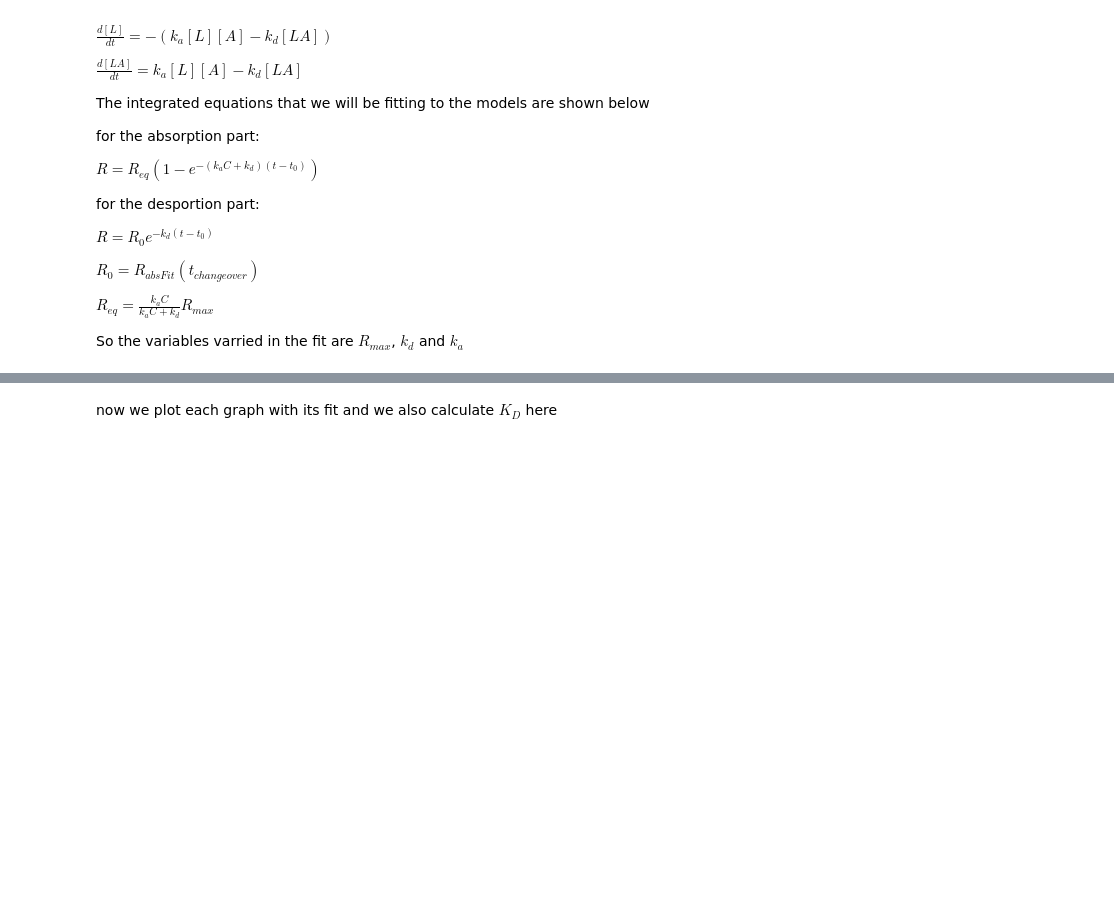
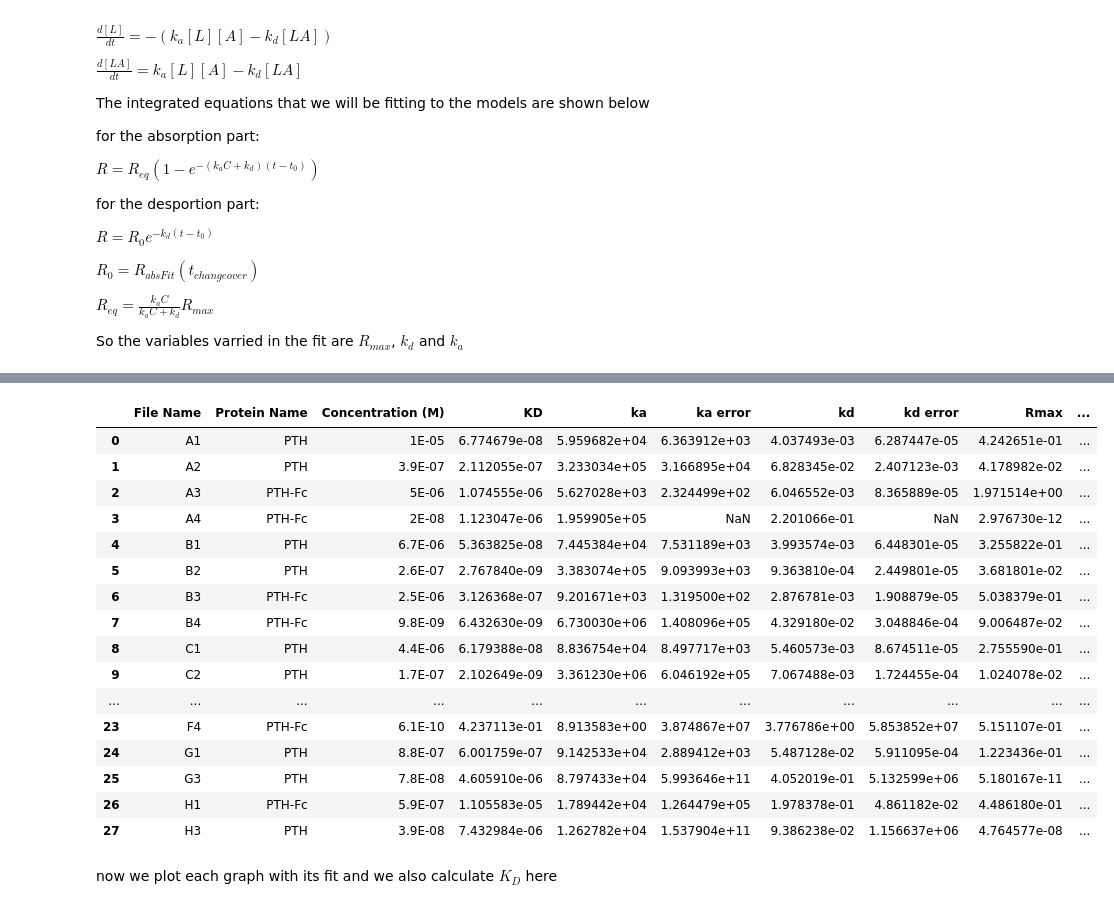
Before and after one commit to DexterAntonio/pthBLI, a Jupyter notebook: Data20180918.ipynb, the cells around one changed output, grey strips where cells are left out. Drawn from its saved outputs; the diff is of its cells as text; code cells hidden in the pictures; blank space fills up the shorter version.

Commit message:
got a nice table

```diff
--- a/Data20180918.ipynb
+++ b/Data20180918.ipynb
@@ -21,6 +23,7 @@ class Run:
         self.t = t
         self.r = r
         self.fitResult = None
+        self.Rsqr = 0
 # %% [markdown]
 Loading the data
 # %%
@@ -225,3 +210,65 @@ for aRun in run_array:
+# %%
+#make a nice pandas dataframe
+#first make a dictionary
+
+output = {} #{"fileName","Protein Name","Concentration (M)","KD","ka","ka error","kd","kd error","Rmax","Rmax error","R^2"}
+i = 0
+titleList = ["File Name","Protein Name","Concentration (M)","KD","ka","ka error","kd","kd error","Rmax","Rmax error","R^2"]
+#initilize dictionary list
+for name in titleList:
+    output[name] = []
+#fill it with data
+for run in run_array:
+    output["File Name"].append(fileNameList[i])
+    output["Protein Name"].append(run.protein)
+    output["Concentration (M)"].append(run.concentration)
+    output["KD"].append(run.fitResult.params["kd"].value/run.fitResult.params["ka"].value)
+    #output["Kd error "] =  this should be added at some point
+    output["ka"].append(run.fitResult.params["ka"].value)
+    #output["ka"] = run.fitResult.params["ka"].
+    output["ka error"].append(run.fitResult.params["ka"].stderr)
+    output["kd"].append(run.fitResult.params["kd"].value)
+    output["kd error"].append(run.fitResult.params["kd"].stderr)
+    output["Rmax"].append(run.fitResult.params["Rmax"].value)
+    output["Rmax error"].append(run.fitResult.params["Rmax"].stderr)
+    output["R^2"].append(run.Rsqr)
+    #output["R^2"] =  1 - result.residual.var() / np.var(y)
+
+    i = i + 1
+#header = ["fileName","Protein Name","Concentration (M)","KD (m)","ka 1/(M*s)","ka error","kd","kd error","Rmax","Rmax error","R^2"]
+#header.append(np.zeros(11))
+#fittingOutput = pd.DataFrame(columns=header)
+
+#newCol = pd.DataFrame(header,columns=header)
+#display(fittingOutput.head())
+
+#df1 = pd.DataFrame(columns=list('AB'))
+#df2 = pd.DataFrame(np.zeros(2))
+#df1.append(np.zeros(2))
+#print(df1)
+#print(fittingOutput)
+
+x = pd.DataFrame.from_dict(output)
+x.to_csv("PythonFittingOutput.csv")
+x
+# %% [output]
+|  | File Name | Protein Name | Concentration (M) | KD | ka | ka error | kd | kd error | Rmax | ... |
+| 0 | A1 | PTH | 1E-05 | 6.774679e-08 | 5.959682e+04 | 6.363912e+03 | 4.037493e-03 | 6.287447e-05 | 4.242651e-01 | ... |
+| 1 | A2 | PTH | 3.9E-07 | 2.112055e-07 | 3.233034e+05 | 3.166895e+04 | 6.828345e-02 | 2.407123e-03 | 4.178982e-02 | ... |
+| 2 | A3 | PTH-Fc | 5E-06 | 1.074555e-06 | 5.627028e+03 | 2.324499e+02 | 6.046552e-03 | 8.365889e-05 | 1.971514e+00 | ... |
+| 3 | A4 | PTH-Fc | 2E-08 | 1.123047e-06 | 1.959905e+05 | NaN | 2.201066e-01 | NaN | 2.976730e-12 | ... |
+| 4 | B1 | PTH | 6.7E-06 | 5.363825e-08 | 7.445384e+04 | 7.531189e+03 | 3.993574e-03 | 6.448301e-05 | 3.255822e-01 | ... |
+| 5 | B2 | PTH | 2.6E-07 | 2.767840e-09 | 3.383074e+05 | 9.093993e+03 | 9.363810e-04 | 2.449801e-05 | 3.681801e-02 | ... |
+| 6 | B3 | PTH-Fc | 2.5E-06 | 3.126368e-07 | 9.201671e+03 | 1.319500e+02 | 2.876781e-03 | 1.908879e-05 | 5.038379e-01 | ... |
+| 7 | B4 | PTH-Fc | 9.8E-09 | 6.432630e-09 | 6.730030e+06 | 1.408096e+05 | 4.329180e-02 | 3.048846e-04 | 9.006487e-02 | ... |
+| 8 | C1 | PTH | 4.4E-06 | 6.179388e-08 | 8.836754e+04 | 8.497717e+03 | 5.460573e-03 | 8.674511e-05 | 2.755590e-01 | ... |
+| 9 | C2 | PTH | 1.7E-07 | 2.102649e-09 | 3.361230e+06 | 6.046192e+05 | 7.067488e-03 | 1.724455e-04 | 1.024078e-02 | ... |
+| ... | ... | ... | ... | ... | ... | ... | ... | ... | ... | ... |
+| 23 | F4 | PTH-Fc | 6.1E-10 | 4.237113e-01 | 8.913583e+00 | 3.874867e+07 | 3.776786e+00 | 5.853852e+07 | 5.151107e-01 | ... |
+| 24 | G1 | PTH | 8.8E-07 | 6.001759e-07 | 9.142533e+04 | 2.889412e+03 | 5.487128e-02 | 5.911095e-04 | 1.223436e-01 | ... |
+| 25 | G3 | PTH | 7.8E-08 | 4.605910e-06 | 8.797433e+04 | 5.993646e+11 | 4.052019e-01 | 5.132599e+06 | 5.180167e-11 | ... |
+| 26 | H1 | PTH-Fc | 5.9E-07 | 1.105583e-05 | 1.789442e+04 | 1.264479e+05 | 1.978378e-01 | 4.861182e-02 | 4.486180e-01 | ... |
+| 27 | H3 | PTH | 3.9E-08 | 7.432984e-06 | 1.262782e+04 | 1.537904e+11 | 9.386238e-02 | 1.156637e+06 | 4.764577e-08 | ... |
 # %% [markdown]
 now we plot each graph with its fit and we also calculate $K_D$ here
 # %%
```
Also changed, not shown: parts of 2 cells of this notebook.
